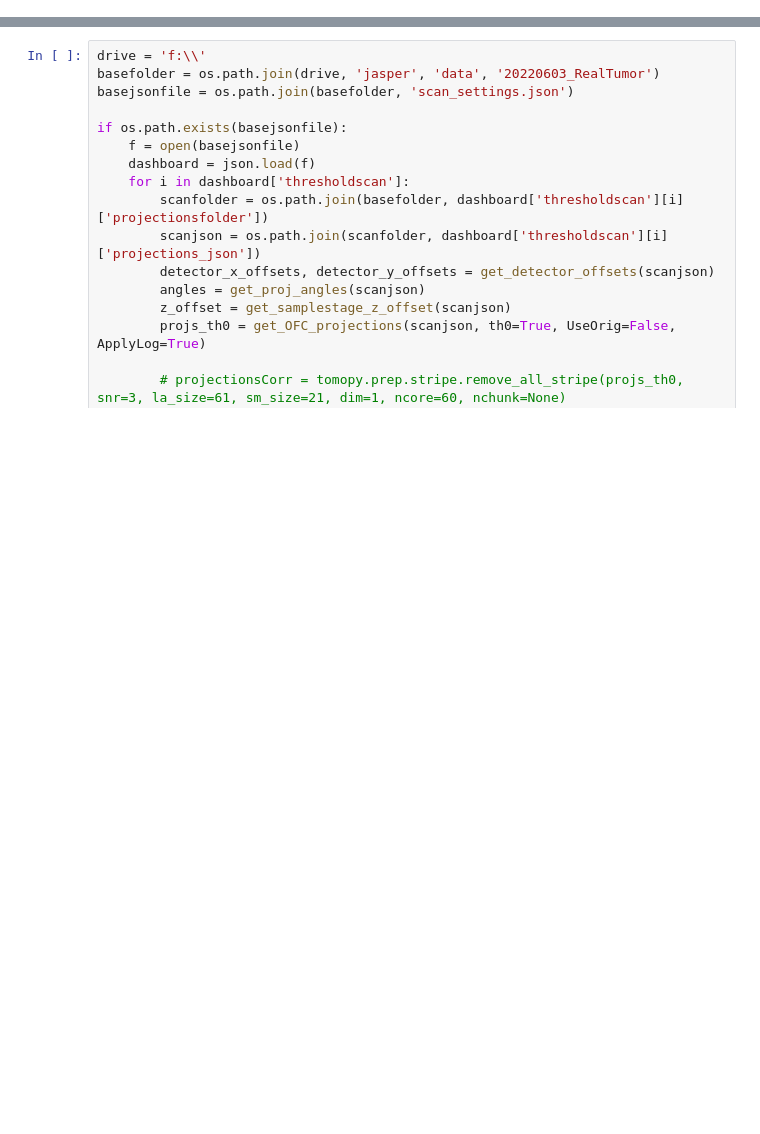
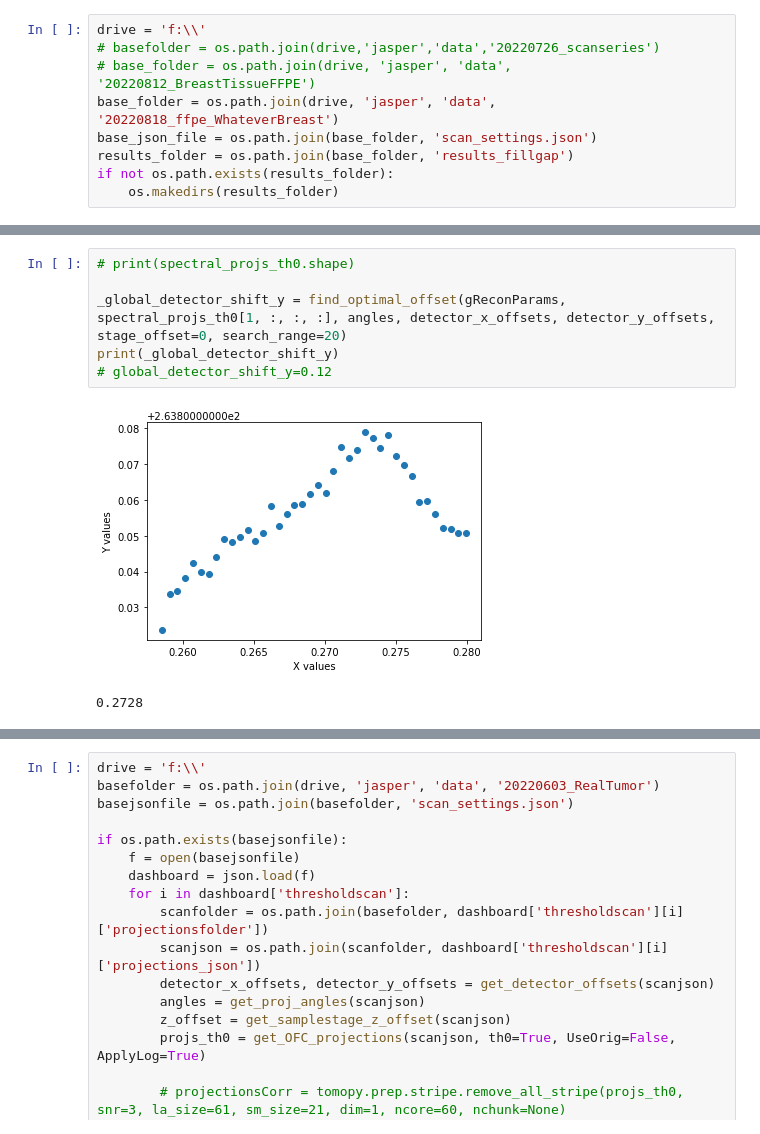
Before and after one commit to navrit/TIGRE, a Jupyter notebook: Python/demos/recon.ipynb, the cells around one changed output, grey strips where cells are left out. Saved outputs shown, nothing was run; the diff lists cells and outputs as text; blank space fills up the shorter version.

Commit message:
Even better recon - 20220818_ffpe_WhateverBreast

```diff
--- a/Python/demos/recon.ipynb
+++ b/Python/demos/recon.ipynb
@@ -260,0 +297,9 @@ def recon_scan_fista(projections, angles, sample_z_offset, detector_x_offsets, d
+# %%
+drive = 'f:\\'
+# basefolder = os.path.join(drive,'jasper','data','20220726_scanseries')
+# base_folder = os.path.join(drive, 'jasper', 'data', '20220812_BreastTissueFFPE')
+base_folder = os.path.join(drive, 'jasper', 'data', '20220818_ffpe_WhateverBreast')
+base_json_file = os.path.join(base_folder, 'scan_settings.json')
+results_folder = os.path.join(base_folder, 'results_fillgap')
+if not os.path.exists(results_folder):
+    os.makedirs(results_folder)
@@ -260,0 +412,9 @@ def recon_scan_fista(projections, angles, sample_z_offset, detector_x_offsets, d
+# %%
+# print(spectral_projs_th0.shape)
+
+_global_detector_shift_y = find_optimal_offset(gReconParams, spectral_projs_th0[1, :, :, :], angles, detector_x_offsets, detector_y_offsets, stage_offset=0, search_range=20)
+print(_global_detector_shift_y)
+# global_detector_shift_y=0.12
+# %% [output]
+[figure, added]
+0.2728
```
Also changed, not shown: parts of 16 cells of this notebook.
